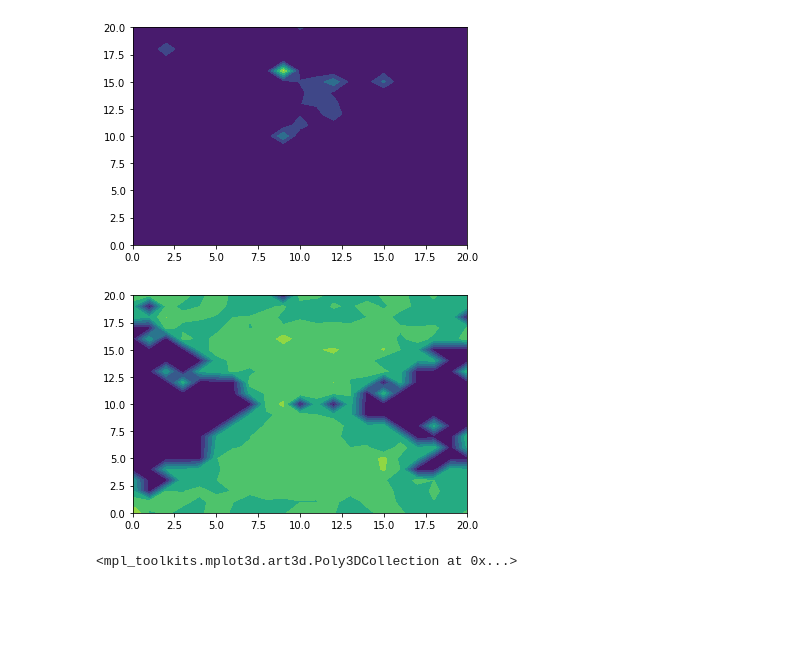
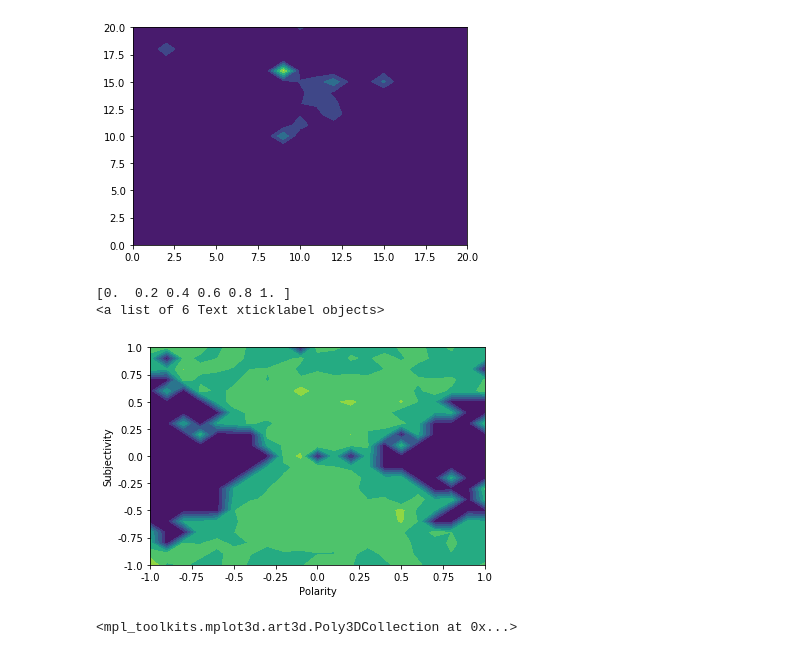
Before and after one commit to andriy47/TFM, a Jupyter notebook: PlotRelojDeArena.ipynb, the cells around one changed output. Cells and saved outputs as stored; diff of their text form; code cells hidden in the pictures; blank space fills up the shorter version.

Commit message:
Update code  PlotRelojDeArena and 3Dmesh

```diff
--- a/PlotRelojDeArena.ipynb
+++ b/PlotRelojDeArena.ipynb
@@ -84,10 +84,25 @@ for sx, sy in zip(dataRep[5],dataRepNeg):
 z[10,10]=0.00001
 # %%
 gx, gy = np.meshgrid(np.arange(0, 21, 1),np.arange(0, 21, 1))
+locs, xticks = plt.xticks()
+print(locs)
+print(xticks)
+
+plt.xlabel('Polarity')
+plt.ylabel('Subjectivity')
+
 plt.contourf(gx,gy,np.real(np.log((z.transpose()))))
+
+ax = plt.gca()
+
+ax.set_xticklabels(np.arange(-1, 1.25, step=0.25))
+ax.set_yticklabels(np.arange(-1, 1.25, step=0.25))
+plt.savefig('graficaCalor.png', dpi=150)
 plt.show()
 # %% [output]
+[0.  0.2 0.4 0.6 0.8 1. ]
+<a list of 6 Text xticklabel objects>
-[figure, old version]
+[figure, new version]
 # %%
 fig = plt.figure()
 ax = fig.add_subplot(111, projection='3d')
```
Also changed, not shown: 1 other file.
